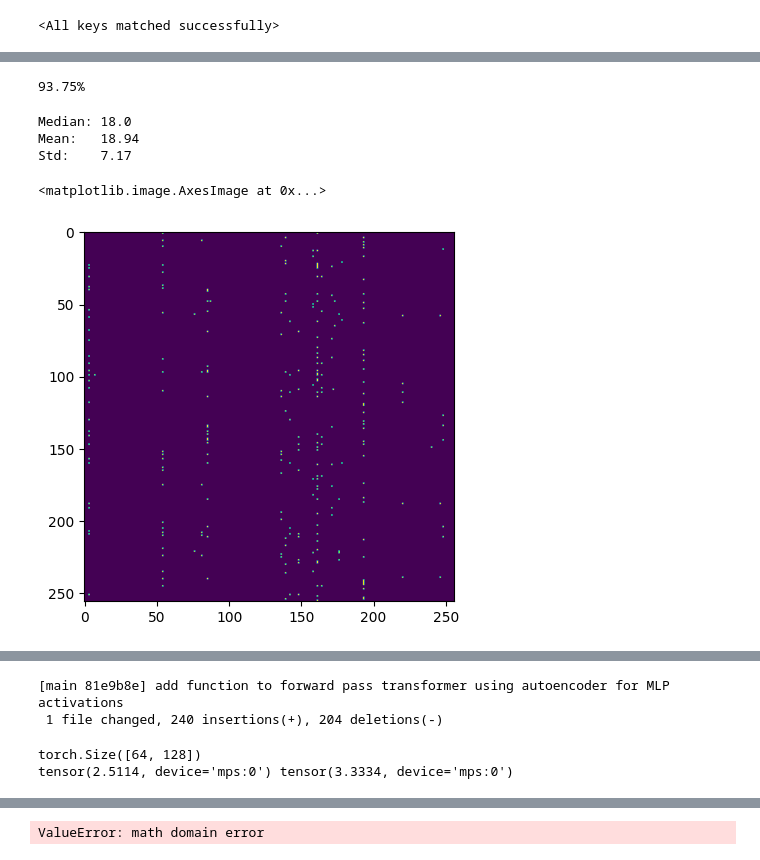
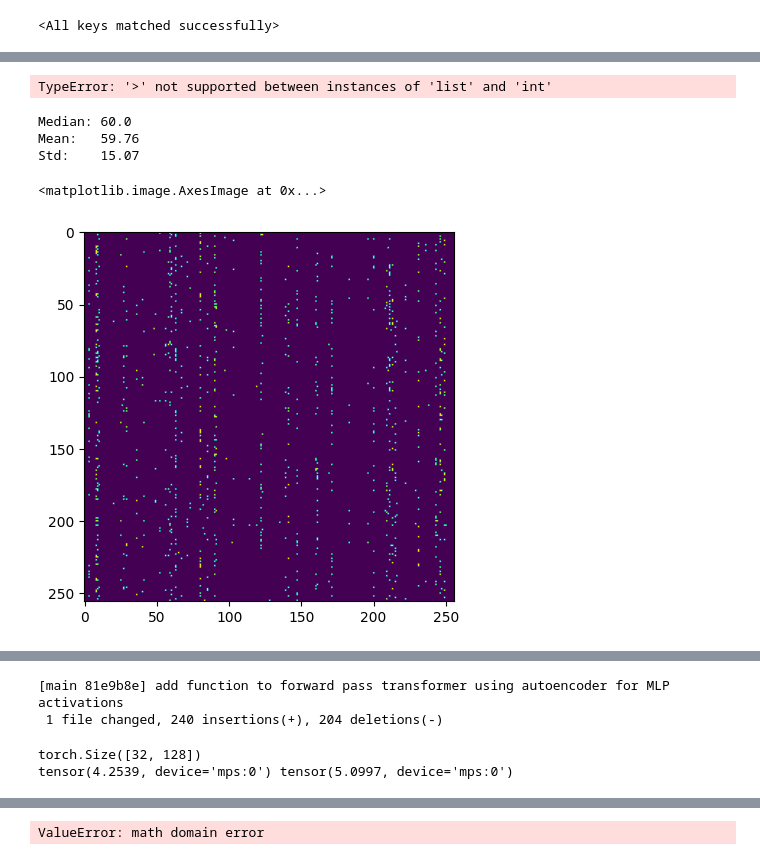
Before and after one commit to jnward/monosemanticity-repro, a Jupyter notebook: transformer_pile.ipynb, the cells around one changed output, grey strips where cells are left out. Drawn from its saved outputs; the diff is of its cells as text; code cells hidden in the pictures.

```diff
--- a/transformer_pile.ipynb
+++ b/transformer_pile.ipynb
@@ -498,4 +484,14 @@ SparseAutoencoder(
   (decoder): Linear(in_features=4096, out_features=512, bias=True)
   (relu): ReLU()
 )
+# %%
+def get_embedding_iterator(split, batch_size, context_length=context_length):
+    batch_iterator = get_batch_iterator(split, batch_size, context_length)
+    while True:
+        xb, _ = next(batch_iterator)
+        with torch.no_grad():
+            x_embedding, _ = model.forward_embedding(xb)
+        random_idxs = torch.randint(context_length, (batch_size,))
+        filtered_xe = x_embedding[range(batch_size), random_idxs, :]  # only take one sample per batch element to avoid local similarities
+        yield filtered_xe
 # %%
@@ -568,0 +572,11 @@ if not os.path.exists(path):
+# %%
+train_steps = 100000
+lambda_reg = 0.0015
+batch_size = 512
+lr = 1e-5
+
+autoencoder = SparseAutoencoder(4096).to(device)
+optimizer = torch.optim.Adam(autoencoder.parameters(), lr=lr)
+losses = []
+recon_losses = []
+reg_losses = []
@@ -569,5 +642,5 @@ if not os.path.exists(path):
 # %%
-path = "models/autoencoder_1.pt"
+path = "models/autoencoder_pile_0.0015.pt"
 
 checkpoint = torch.load(path)
 autoencoder.load_state_dict(checkpoint['model_state_dict'])
@@ -619,10 +694,10 @@ tensor(56, device='mps:0')
 # %%
-print(f"{(((output_stack > 1e-4).to(torch.float32).mean(dim=0) > 0).sum().item() / 4096 * 100):.2f}%")
+print(f"{(((activation_densities > 0).to(torch.float32).mean(dim=0) > 0).sum().item() / 4096 * 100):.2f}%")
 # %% [output]
-93.75%
+TypeError: '>' not supported between instances of 'list' and 'int'
 # %%
 batch_size = 4096
-embedding_iterator = iterate_embeddings(batch_size)
+embedding_iterator = get_embedding_iterator('train', batch_size)
 x_embedding = next(embedding_iterator).to(device)
 
 activation_counts = (autoencoder.encode(x_embedding) > 1e-3 * 1.0).sum(dim=-1).to(torch.float32)
@@ -631,17 +706,17 @@ print(f"Median:\t{activation_counts.median().item()}\nMean:\t{activation_counts.
 
 # "we generally target a L^0 norm that is less than 10 or 20. We especially distrust solutions where the L^0 norm is a significant fraction of the transformer’s activation dimensionality.
 # %% [output]
-Median: 18.0
-Mean:   18.94
-Std:    7.17
+Median: 60.0
+Mean:   59.76
+Std:    15.07
 # %%
 with torch.no_grad():
     out = autoencoder.encode(x_embedding) > 1e-3
 B, C = out.shape
-plt.imshow(out.cpu()[:256, :256])
+plt.imshow(out.cpu()[:256, 2400:2400+256])
 # %% [output]
 <matplotlib.image.AxesImage at 0x...>
-[figure, old version]
+[figure, new version]
 # %%
 # print(autoencoder(x))
 for vec in x_embedding:
@@ -671,7 +746,8 @@ tensor(528, device='mps:0')
 [main 81e9b8e] add function to forward pass transformer using autoencoder for MLP activations
  1 file changed, 240 insertions(+), 204 deletions(-)
 # %%
-xb, yb = get_batch('train', 64)
+batch_iterator = get_batch_iterator('train', 32, 128)
+xb, yb = next(batch_iterator)
 print(xb.shape)
 
 with torch.no_grad():
@@ -680,8 +756,8 @@ with torch.no_grad():
 
 print(t_loss, a_loss)
 # %% [output]
-torch.Size([64, 128])
-tensor(2.5114, device='mps:0') tensor(3.3334, device='mps:0')
+torch.Size([32, 128])
+tensor(4.2539, device='mps:0') tensor(5.0997, device='mps:0')
 # %%
 def get_features(x):
     embedding, _ = model.forward_embedding(x)
```
Also changed, not shown: parts of 34 cells of this notebook, 1 other file.
